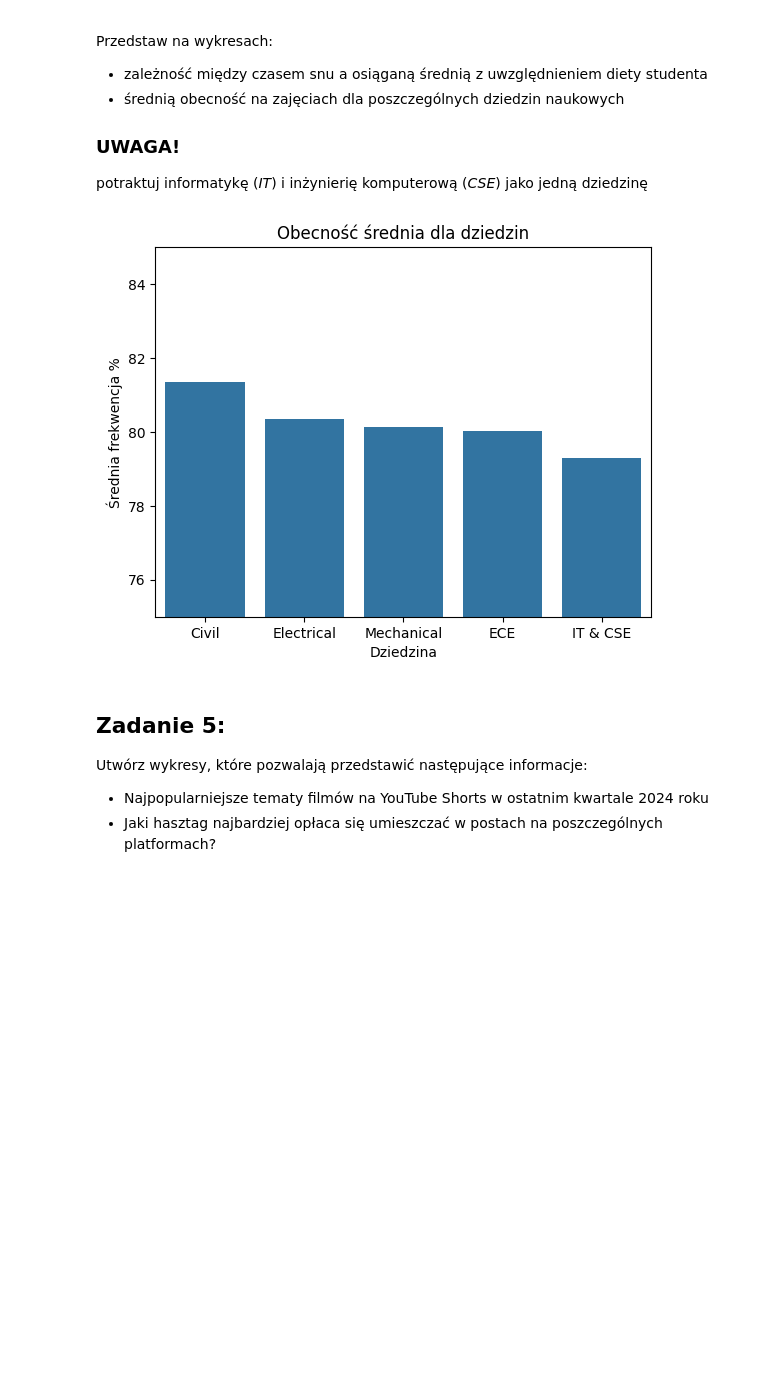
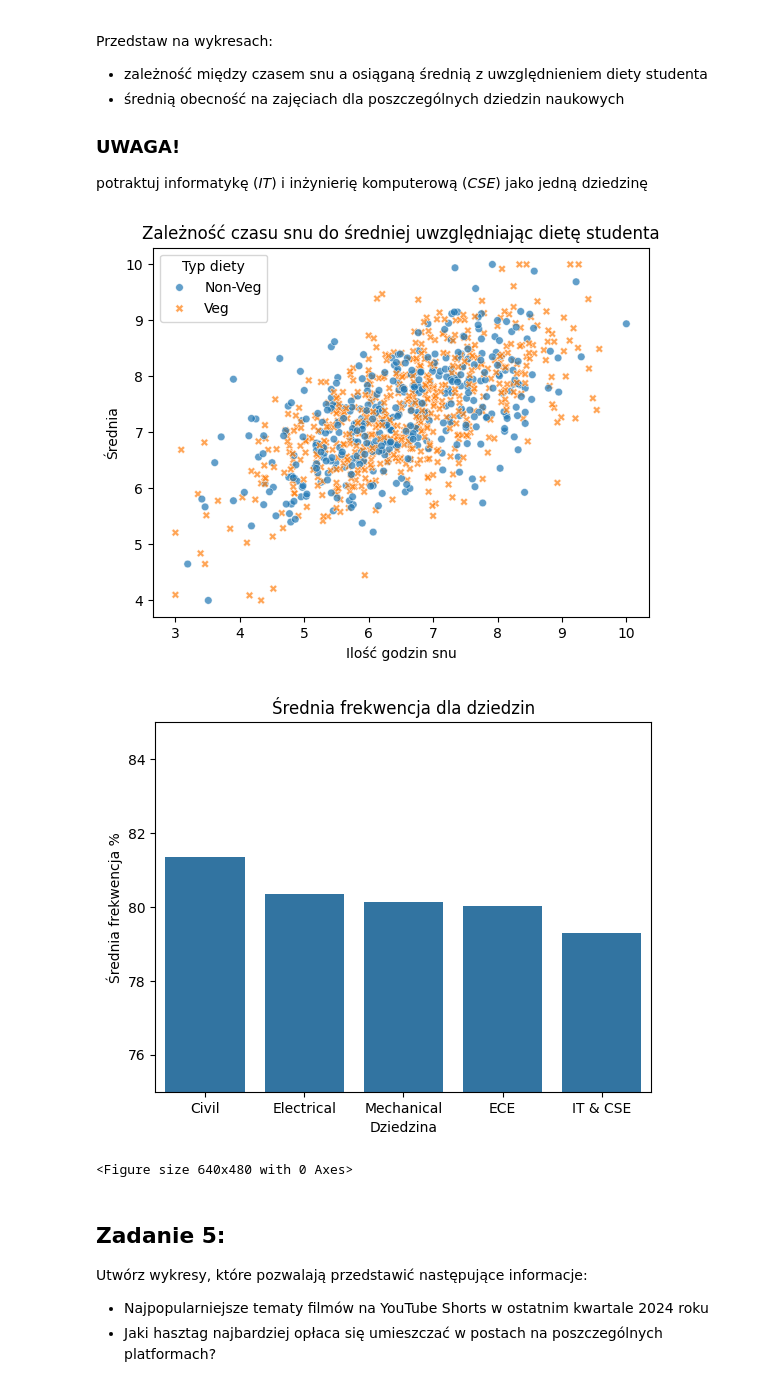
Before and after one commit to Zajecia-na-PWr-LR/lista-1-Oliwier2903, a Jupyter notebook: UczenieMaszynowe_25_26_Lista1.ipynb, the cells around one changed output. Drawn from its saved outputs; the diff is of its cells as text; code cells hidden in the pictures; blank space fills up the shorter version.

```diff
--- a/UczenieMaszynowe_25_26_Lista1.ipynb
+++ b/UczenieMaszynowe_25_26_Lista1.ipynb
@@ -151,30 +151,34 @@ potraktuj informatykę (*IT*) i inżynierię komputerową (*CSE*) jako jedną dz
 # %%
 cdf = df.copy()
 
 sns.scatterplot(data=cdf, x="Sleep_Hours", y="CGPA", hue="Diet_Type", style="Diet_Type", alpha=0.7, s=30)
 plt.title("Zależność czasu snu do średniej uwzględniając dietę studenta")
 plt.xlabel("Ilość godzin snu")
 plt.ylabel("Średnia")
 plt.legend(title="Typ diety")
+plt.show()
 plt.savefig("cgpa_to_sleep_hours.png", dpi=150)
 
 cdf["Branches"] = cdf["Branch"].replace({
     "IT" : "IT & CSE",
     "CSE" : "IT & CSE"
 })
 
 cdf = cdf.groupby("Branches")["Attendance_Percentage"].mean().sort_values(ascending=False)
 
 plt.clf()
 
 sns.barplot(x=cdf.index, y=cdf.values)
-plt.title("Obecność średnia dla dziedzin")
+plt.title("Średnia frekwencja dla dziedzin")
 plt.xlabel("Dziedzina")
 plt.ylabel("Średnia frekwencja %")
 plt.ylim(75, 85)
+plt.show()
 plt.savefig("Attendance_by_branches.png", dpi=150)
 # %% [output]
-[figure, old version]
+[figure, new version]
+[figure, added]
+<Figure size 640x480 with 0 Axes>
 # %% [markdown]
 ## Zadanie 5:
 Utwórz wykresy, które pozwalają przedstawić następujące informacje:
```
Also changed, not shown: parts of 1 cell of this notebook.
